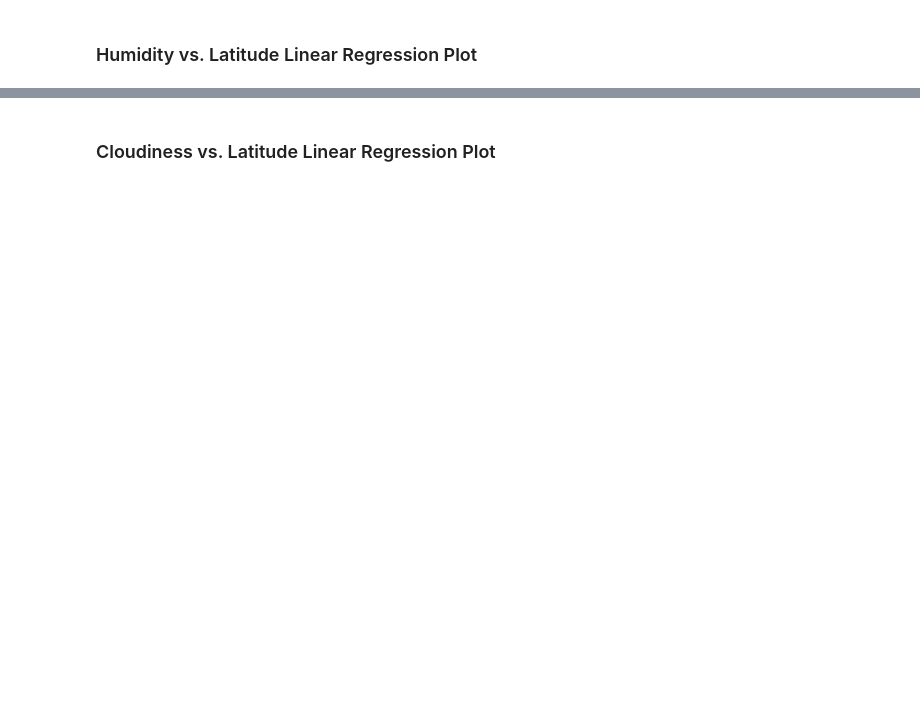
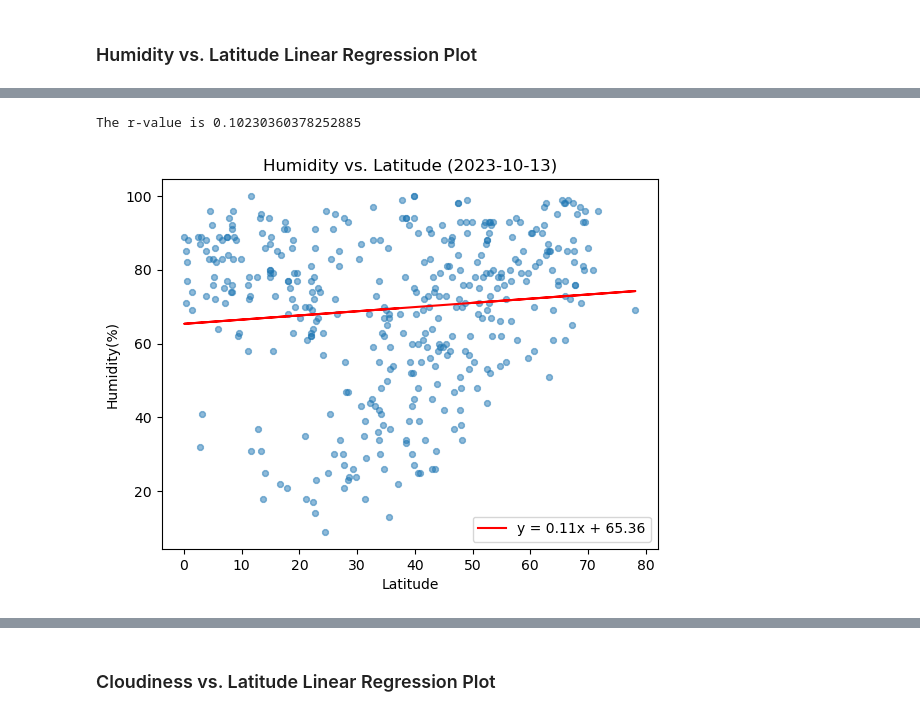
Before and after one commit to StarkArk/python_vacation_api, a Jupyter notebook: WeatherPy.ipynb, the cells around one changed output, grey strips where cells are left out. Cells and saved outputs as stored; diff of their text form; code cells hidden in the pictures; blank space fills up the shorter version.

```diff
--- a/WeatherPy.ipynb
+++ b/WeatherPy.ipynb
@@ -557,0 +376,14 @@ The r-value is: 0.0002808747046324607
+# %%
+# Northern Hemisphere
+x = northern_hemi_df["Lat"]
+y = northern_hemi_df["Humidity"]
+df = northern_hemi_df
+colx = "Lat"
+coly = "Humidity"
+ylabel = "Humidity(%)"
+title = "Humidity vs. Latitude (2023-10-13)"
+
+regress_function(x, y, df, colx, coly, ylabel, title)
+# %% [output]
+The r-value is 0.10230360378252885
+[figure, added]
```
Also changed, not shown: parts of 26 cells of this notebook, 1 other file.
